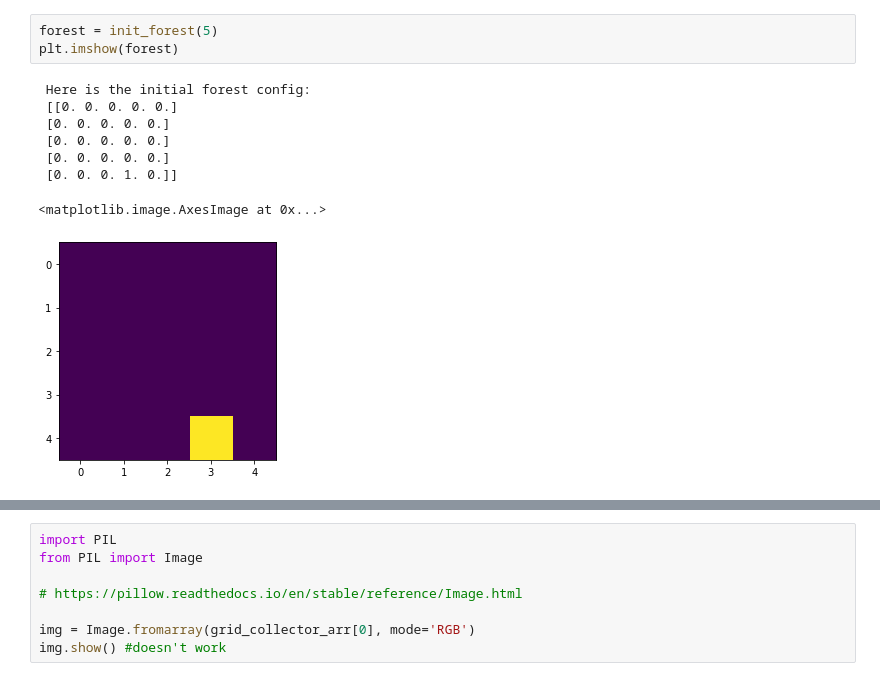
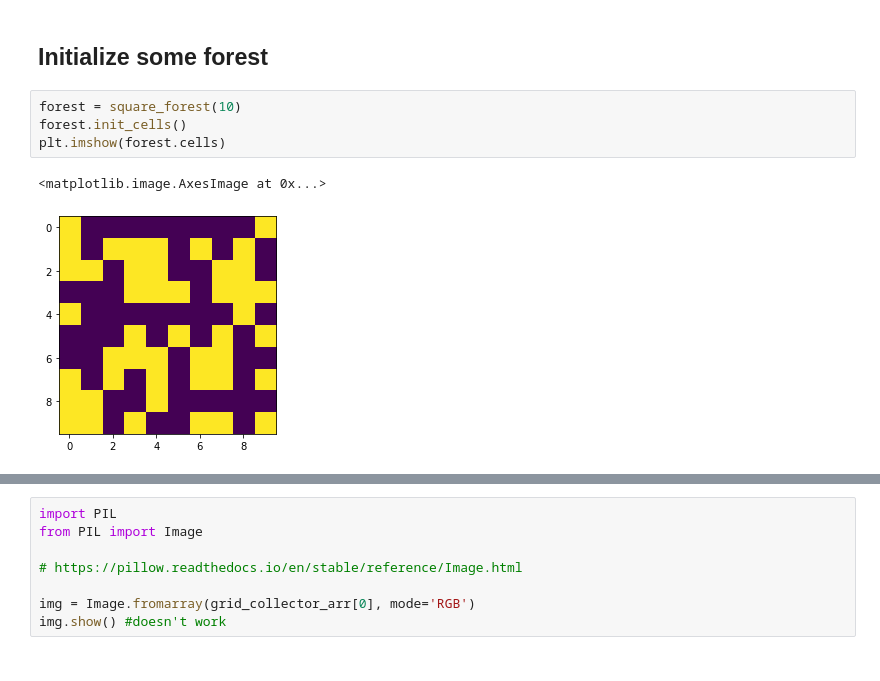
Before and after one commit to shw3ta/wildfires, a Jupyter notebook: Wer_forest.ipynb, the cells around one changed output, grey strips where cells are left out. Cells and saved outputs as stored; diff of their text form.

```diff
--- a/Wer_forest.ipynb
+++ b/Wer_forest.ipynb
@@ -197,12 +137,9 @@ def plant_tree(forest):
+# %% [markdown]
+## Initialize some forest
 # %%
-forest = init_forest(5)
-plt.imshow(forest)
+forest = square_forest(10)
+forest.init_cells()
+plt.imshow(forest.cells)
 # %% [output]
- Here is the initial forest config:
- [[0. 0. 0. 0. 0.]
- [0. 0. 0. 0. 0.]
- [0. 0. 0. 0. 0.]
- [0. 0. 0. 0. 0.]
- [0. 0. 0. 1. 0.]]
+<matplotlib.image.AxesImage at 0x...>
-<matplotlib.image.AxesImage at 0x...>
-[figure, old version]
+[figure, new version]
```
Also changed, not shown: parts of 31 cells of this notebook, 8 other files.
